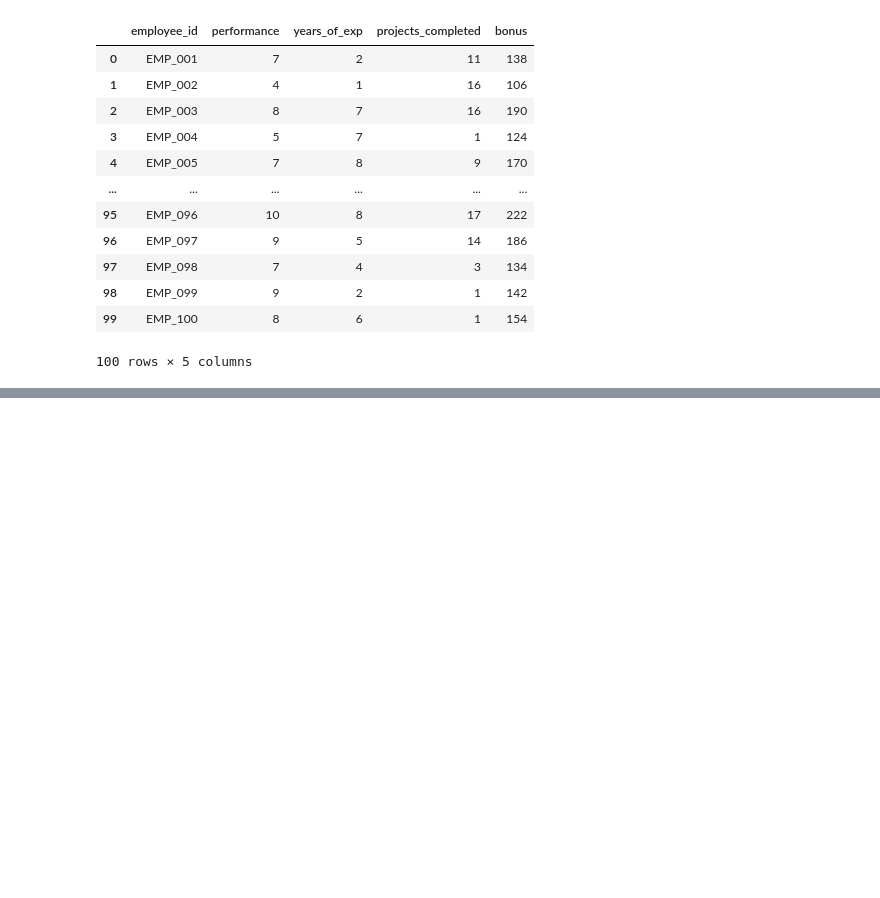
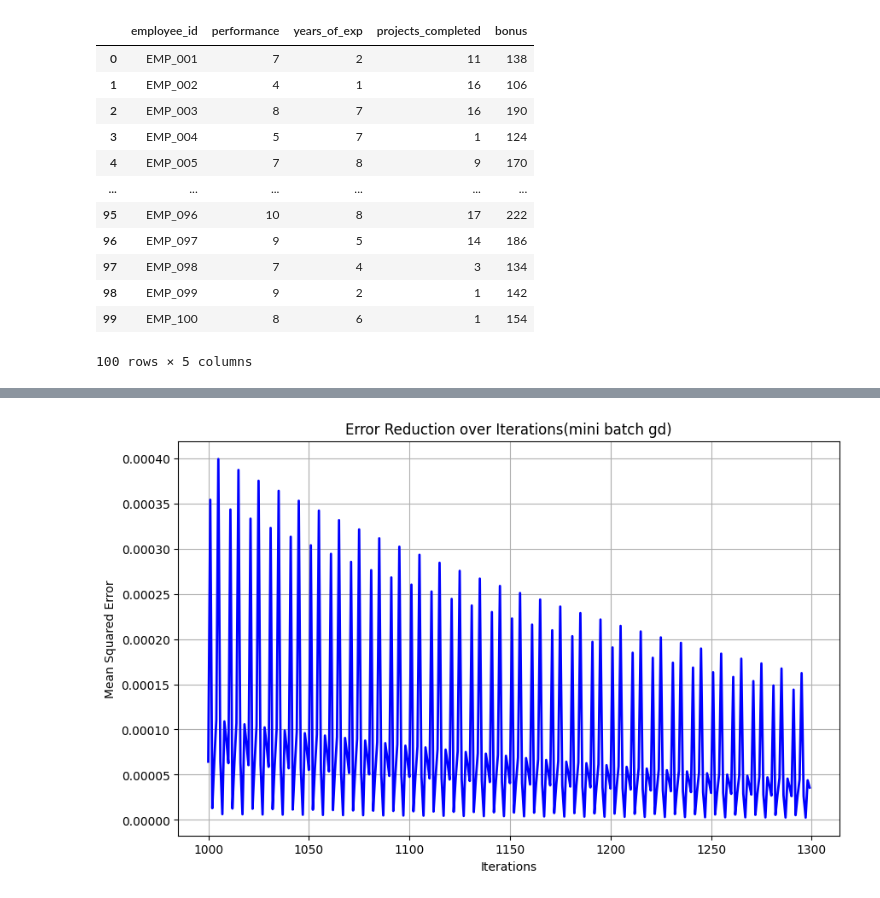
Before and after one commit to PradeepSomannavar/DeepLearning, a Jupyter notebook: minibatch_gd.ipynb, the cells around one changed output, grey strips where cells are left out. Saved outputs shown, nothing was run; the diff lists cells and outputs as text; code cells hidden in the pictures; blank space fills up the shorter version.

```diff
--- a/minibatch_gd.ipynb
+++ b/minibatch_gd.ipynb
@@ -86,0 +103,34 @@ Epoch[5000/4999], Loss : 0.00
+# %%
+epochs = 500
+learning_rate =0.001
+loss_history = []
+n_samples = len(performance)
+batch_size = 16
+for epoch in range(epochs):
+    for i in range(n_samples):
+        single_performance = performance[i]
+        single_years_of_exp = years_of_exp[i]
+        single_projects_completed = projects_completed[i]
+        single_bonus = bonus[i]
+
+        pred_bonus = w1 * single_performance + w2 * single_years_of_exp + w3 * single_projects_completed + bias
+        loss = (pred_bonus - single_bonus)**2
+        if i % 10 == 0:
+            loss_history.append(loss.item())
+        loss.backward()
+
+        with torch.no_grad():
+            w1 -= learning_rate * w1.grad
+            w2 -= learning_rate * w2.grad
+            w3 -= learning_rate * w3.grad
+            bias -= learning_rate * bias.grad
+
+        w1.grad.zero_()
+        w2.grad.zero_()
+        w3.grad.zero_()
+        bias.grad.zero_()
+
+    if (epoch+1) % 100 == 0:
+        print(f"Epoch[{epoch+1}/{epochs}], Loss : {loss.item():0.2f}")
+print(f" Learned Weights : w1 = {w1.item()} , w2 = {w2.item()},w3 = {w3.item()} ")
+print(f" Learned bias : {bias.item()}")
@@ -86,0 +145,4 @@ Epoch[5000/4999], Loss : 0.00
+# %%
+plot_loss(range(1000,1300),loss_history[1000:1300],"Error Reduction over Iterations(mini batch gd)")
+# %% [output]
+[figure, added]
```
Also changed, not shown: parts of 4 cells of this notebook, 1 other file.
